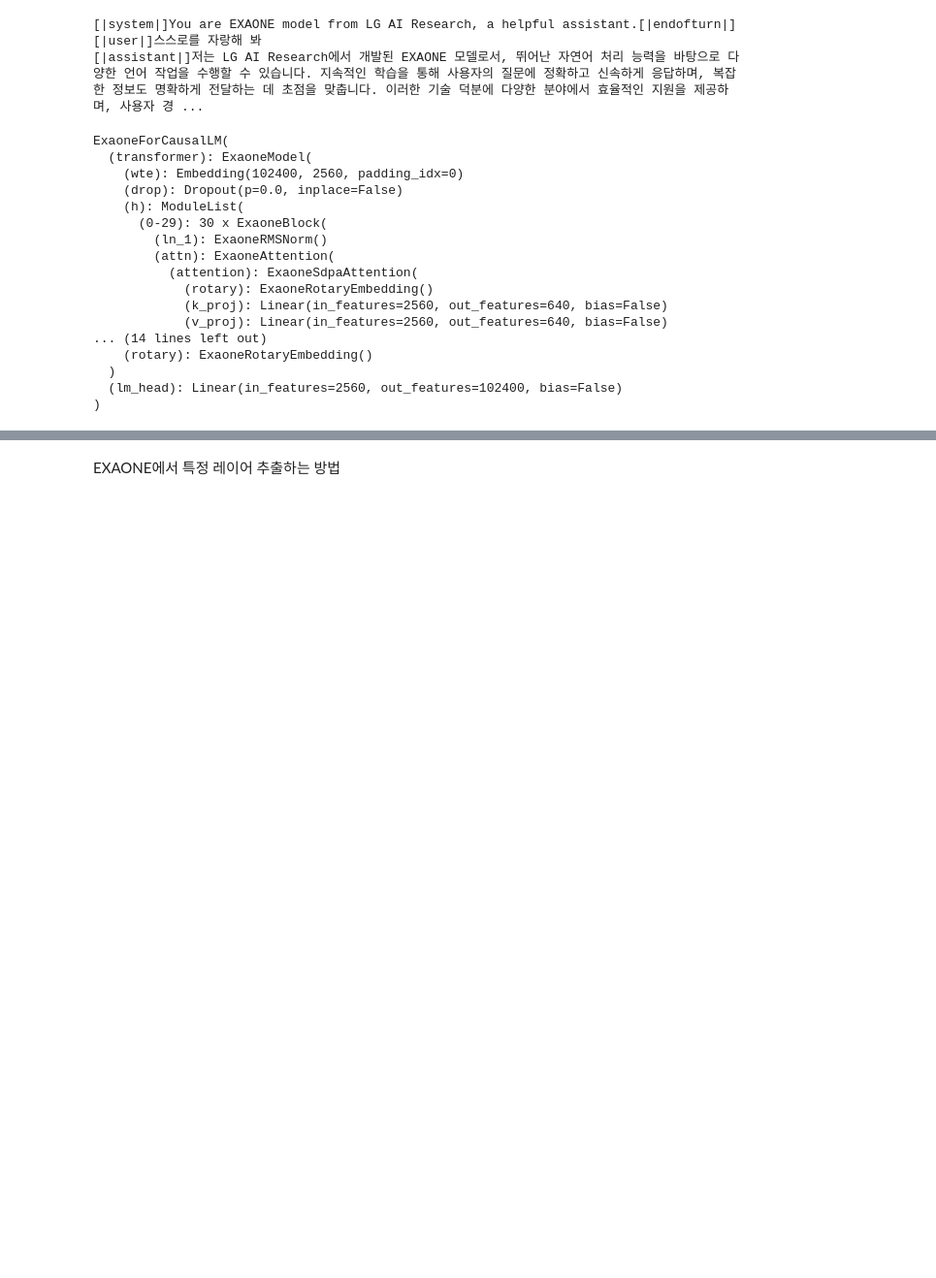
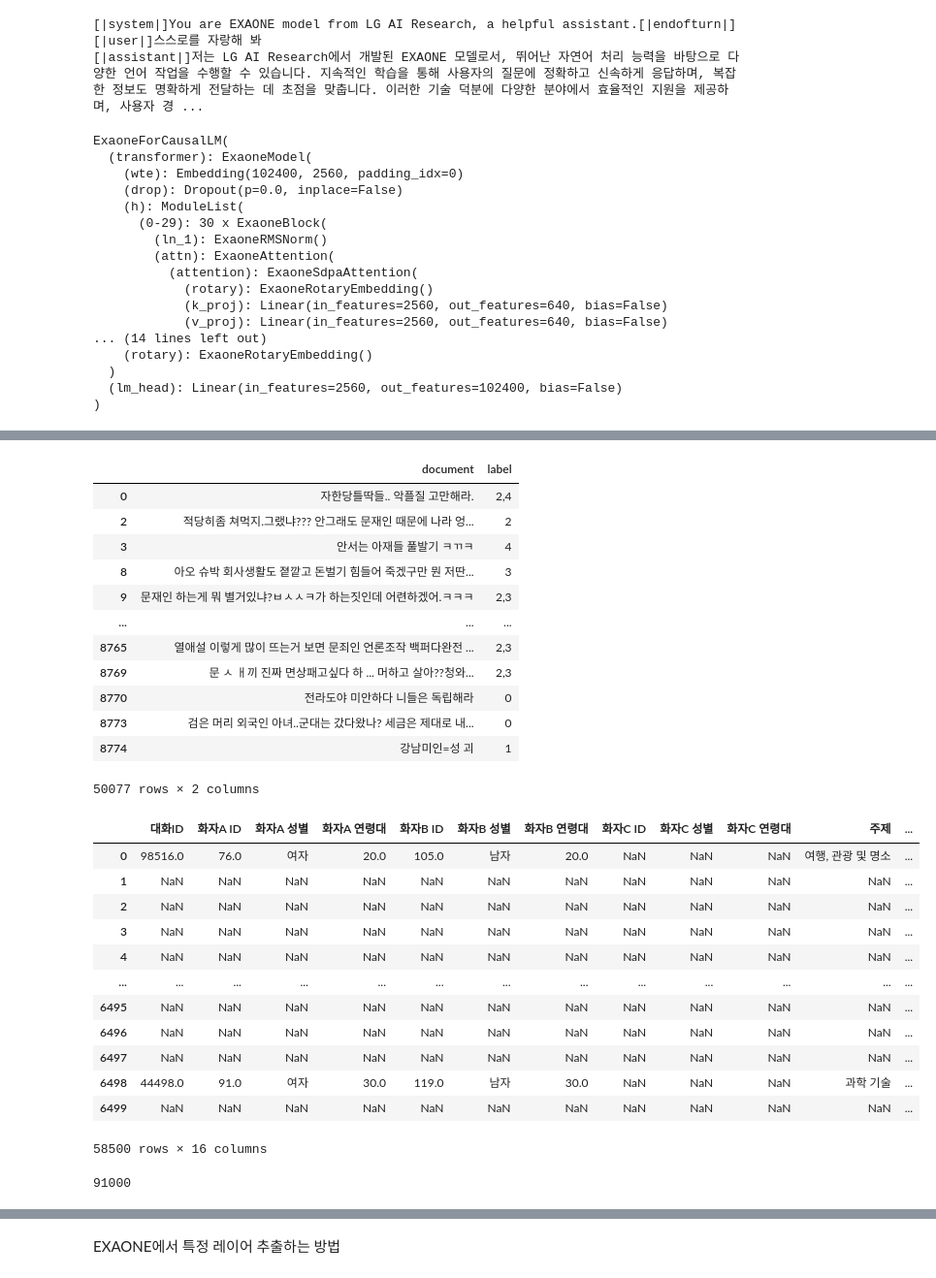
Before and after one commit to mlKwon/sae_with_exaone, a Jupyter notebook: exaone_test.ipynb, the cells around one changed output, grey strips where cells are left out. Shown at 97% size. Cells and saved outputs as stored; diff of their text form; code cells hidden in the pictures; blank space fills up the shorter version.

```diff
--- a/exaone_test.ipynb
+++ b/exaone_test.ipynb
@@ -210,0 +282,14 @@ torch.Size([357])
+# %%
+# # 각각 데이터 임시로 가져와서 학습시키기
+# train_data_lst = past_dat_lst + off_sp_lst + data_good_lst_2
+# train_data_lst = np.array(train_data_lst)
+# train_data_lst = train_data_lst[np.random.permutation(len(train_data_lst))].tolist()
+
+print(len(train_data_lst))
+train_data_lst[:5]
+
+# 학습 데이터 버퍼 저장
+with open('drive/MyDrive/PERSONA LAB/train_data_250209.json', "w", encoding="utf-8") as f:
+    json.dump(train_data_lst, f, ensure_ascii=False, indent=2)
+
+# train_data_lst
@@ -210,0 +298,66 @@ torch.Size([357])
+# %%
+import pandas as pd
+import numpy as np
+import os
+
+train_data_lst = []
+
+# 혐오표현
+for nm in os.listdir('drive/MyDrive/PERSONA LAB/kmhas/'):
+    with open(f'drive/MyDrive/PERSONA LAB/kmhas/{nm}', "r") as f:
+        train_data_lst.append(pd.read_table(f))
+
+train_data_lst = pd.concat(train_data_lst)
+display(train_data_lst.loc[~train_data_lst['label'].str.contains('8')])
+
+train_data_lst = train_data_lst.loc[~train_data_lst['label'].str.contains('8')]['document'].tolist()[:32500] # 임시로 32,500개 가져오기
+
+
+# SNS 멀티턴 대화
+sns_lst = []
+sns_path = 'drive/MyDrive/PERSONA LAB/012.한국어 SNS 멀티턴 대화 데이터/3.개방데이터/1.데이터/Training/01.원천데이터/'
+for nm in os.listdir(sns_path):
+    if '.csv' not in nm: continue
+    with open(f'{sns_path}{nm}', "r") as f:
+        sns_lst.append(pd.read_csv(f, nrows=6500)) # 임시로 6,500개씩 가져오기
+
+sns_lst = pd.concat(sns_lst)
+display(sns_lst)
+
+sns_lst = sns_lst['발화'].tolist()
+
+## New 학습 데이터 합치기
+train_data_lst = train_data_lst + sns_lst
+
+train_data_lst = np.array(train_data_lst)
+train_data_lst = train_data_lst[np.random.permutation(len(train_data_lst))].tolist()
+print(len(train_data_lst))
+train_data_lst[:5]
+# %% [output]
+|  | document | label |
+| 0 | 자한당틀딱들.. 악플질 고만해라. | 2,4 |
+| 2 | 적당히좀 쳐먹지.그랬냐??? 안그래도 문재인 때문에 나라 엉... | 2 |
+| 3 | 안서는 아재들 풀발기 ㅋㄲㅋ | 4 |
+| 8 | 아오 슈박 회사생활도 졑깥고 돈벌기 힘들어 죽겠구만 뭔 저딴... | 3 |
+| 9 | 문재인 하는게 뭐 별거있냐?ㅂㅅㅅㅋ가 하는짓인데 어련하겠어.ㅋㅋㅋ | 2,3 |
+| ... | ... | ... |
+| 8765 | 열애설 이렇게 많이 뜨는거 보면 문죄인 언론조작 백퍼다완전 ... | 2,3 |
+| 8769 | 문 ㅅ ㅐ끼 진짜 면상패고싶다 하 ... 머하고 살아??청와... | 2,3 |
+| 8770 | 전라도야 미안하다 니들은 독립해라 | 0 |
+| 8773 | 검은 머리 외국인 아녀..군대는 갔다왔나? 세금은 제대로 내... | 0 |
+| 8774 | 강남미인=성 괴 | 1 |
+50077 rows × 2 columns
+|  | 대화ID | 화자A ID | 화자A 성별 | 화자A 연령대 | 화자B ID | 화자B 성별 | 화자B 연령대 | 화자C ID | 화자C 성별 | 화자C 연령대 | 주제 | ... |
+| 0 | 98516.0 | 76.0 | 여자 | 20.0 | 105.0 | 남자 | 20.0 | NaN | NaN | NaN | 여행, 관광 및 명소 | ... |
+| 1 | NaN | NaN | NaN | NaN | NaN | NaN | NaN | NaN | NaN | NaN | NaN | ... |
+| 2 | NaN | NaN | NaN | NaN | NaN | NaN | NaN | NaN | NaN | NaN | NaN | ... |
+| 3 | NaN | NaN | NaN | NaN | NaN | NaN | NaN | NaN | NaN | NaN | NaN | ... |
+| 4 | NaN | NaN | NaN | NaN | NaN | NaN | NaN | NaN | NaN | NaN | NaN | ... |
+| ... | ... | ... | ... | ... | ... | ... | ... | ... | ... | ... | ... | ... |
+| 6495 | NaN | NaN | NaN | NaN | NaN | NaN | NaN | NaN | NaN | NaN | NaN | ... |
+| 6496 | NaN | NaN | NaN | NaN | NaN | NaN | NaN | NaN | NaN | NaN | NaN | ... |
+| 6497 | NaN | NaN | NaN | NaN | NaN | NaN | NaN | NaN | NaN | NaN | NaN | ... |
+| 6498 | 44498.0 | 91.0 | 여자 | 30.0 | 119.0 | 남자 | 30.0 | NaN | NaN | NaN | 과학 기술 | ... |
+| 6499 | NaN | NaN | NaN | NaN | NaN | NaN | NaN | NaN | NaN | NaN | NaN | ... |
+58500 rows × 16 columns
+91000
```
Also changed, not shown: parts of 61 cells of this notebook.
